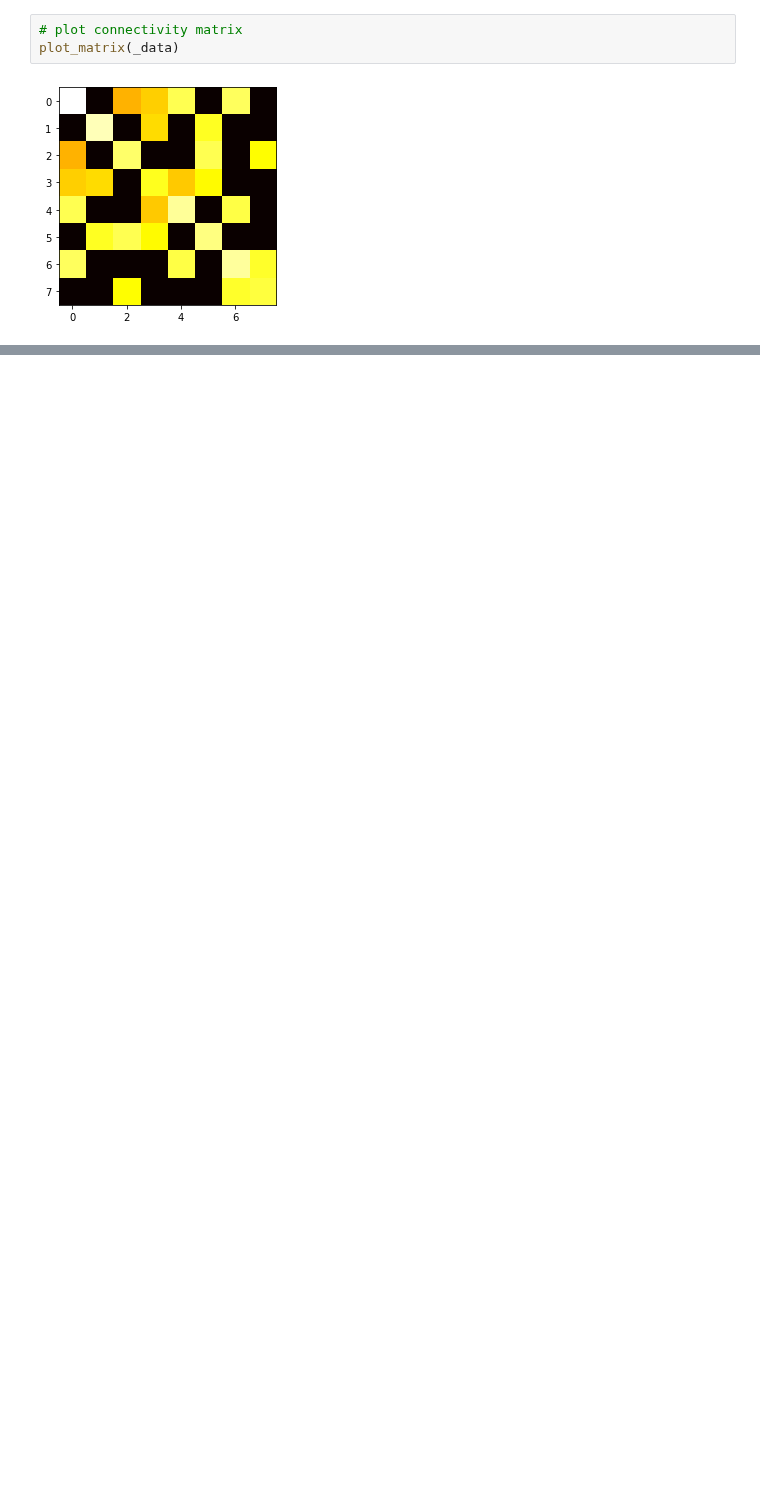
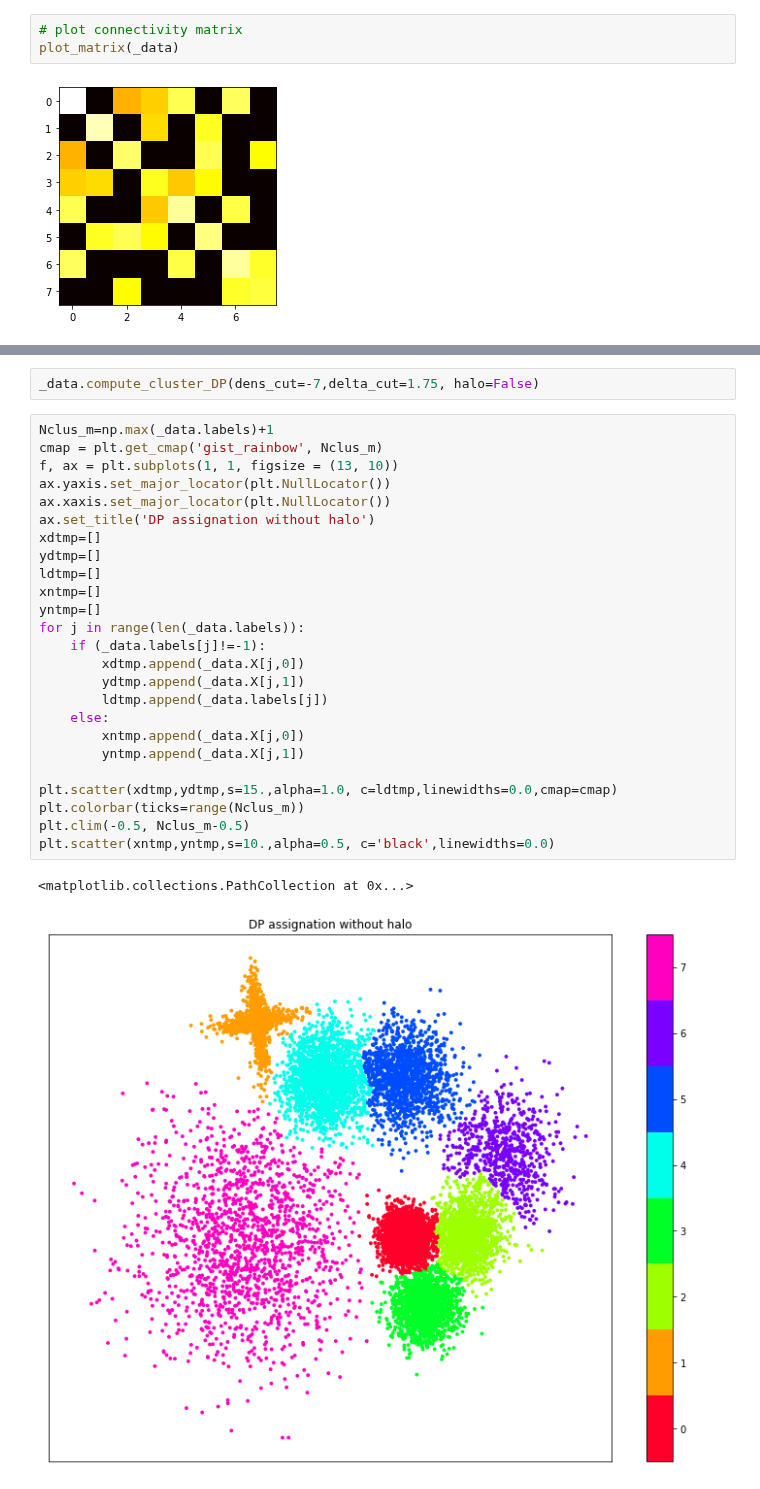
Before and after one commit to sissa-data-science/DADApy, a Jupyter notebook: examples/notebook_on_intrinsicdim_densityest_clustering.ipynb, the cells around one changed output, grey strips where cells are left out. Saved outputs shown, nothing was run; the diff lists cells and outputs as text; blank space fills up the shorter version.

```diff
--- a/examples/notebook_on_intrinsicdim_densityest_clustering.ipynb
+++ b/examples/notebook_on_intrinsicdim_densityest_clustering.ipynb
@@ -149,0 +157,30 @@ plot_matrix(_data)
+# %%
+_data.compute_cluster_DP(dens_cut=-7,delta_cut=1.75, halo=False)
+# %%
+Nclus_m=np.max(_data.labels)+1
+cmap = plt.get_cmap('gist_rainbow', Nclus_m)
+f, ax = plt.subplots(1, 1, figsize = (13, 10))
+ax.yaxis.set_major_locator(plt.NullLocator())
+ax.xaxis.set_major_locator(plt.NullLocator())
+ax.set_title('DP assignation without halo')
+xdtmp=[]
+ydtmp=[]
+ldtmp=[]
+xntmp=[]
+yntmp=[]
+for j in range(len(_data.labels)):
+    if (_data.labels[j]!=-1):
+        xdtmp.append(_data.X[j,0])
+        ydtmp.append(_data.X[j,1])
+        ldtmp.append(_data.labels[j])
+    else:
+        xntmp.append(_data.X[j,0])
+        yntmp.append(_data.X[j,1])
+
+plt.scatter(xdtmp,ydtmp,s=15.,alpha=1.0, c=ldtmp,linewidths=0.0,cmap=cmap)
+plt.colorbar(ticks=range(Nclus_m))
+plt.clim(-0.5, Nclus_m-0.5)
+plt.scatter(xntmp,yntmp,s=10.,alpha=0.5, c='black',linewidths=0.0)
+# %% [output]
+<matplotlib.collections.PathCollection at 0x...>
+[figure, added]
```
Also changed, not shown: parts of 5 cells of this notebook, 1 other file.
